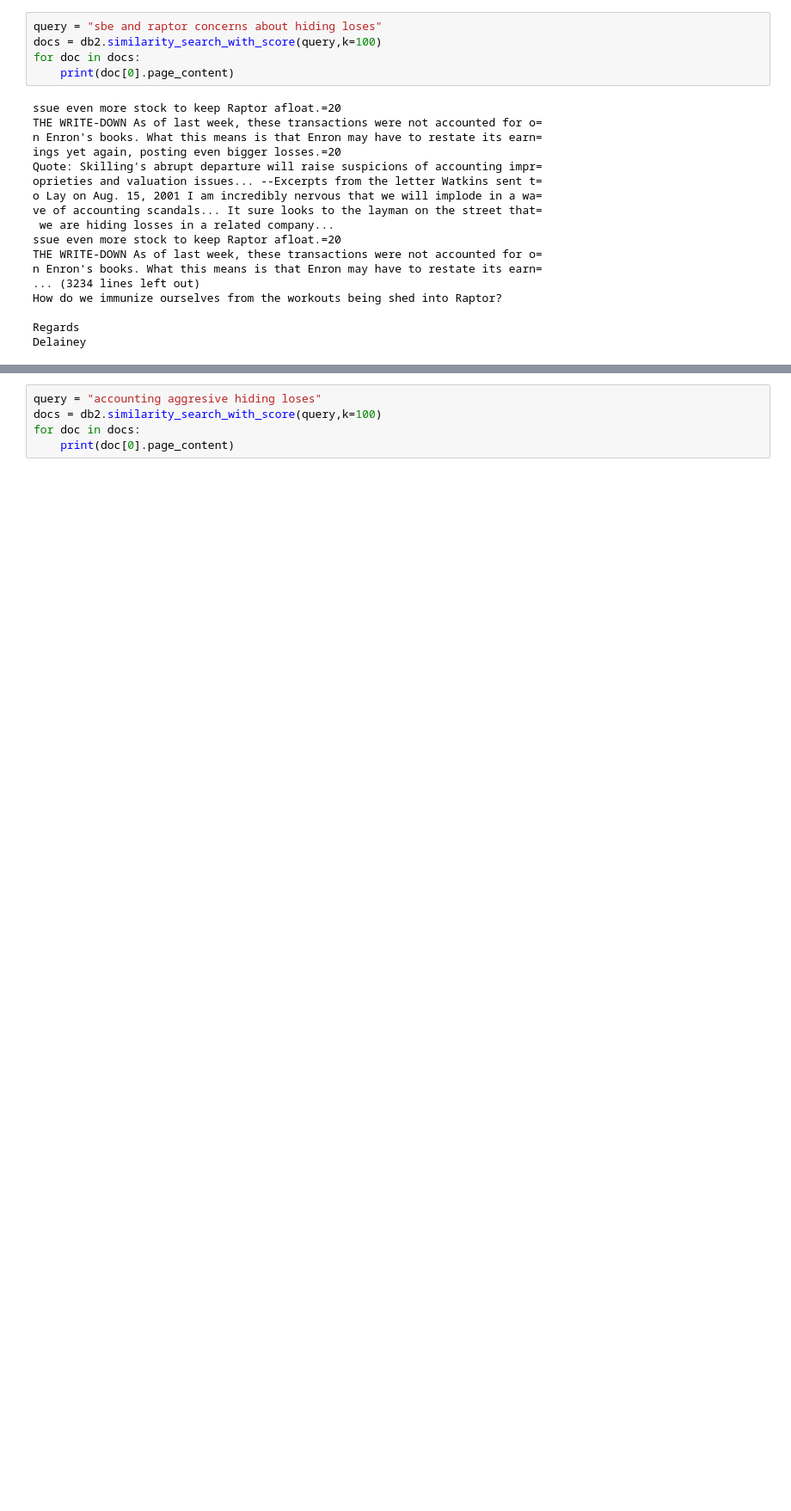
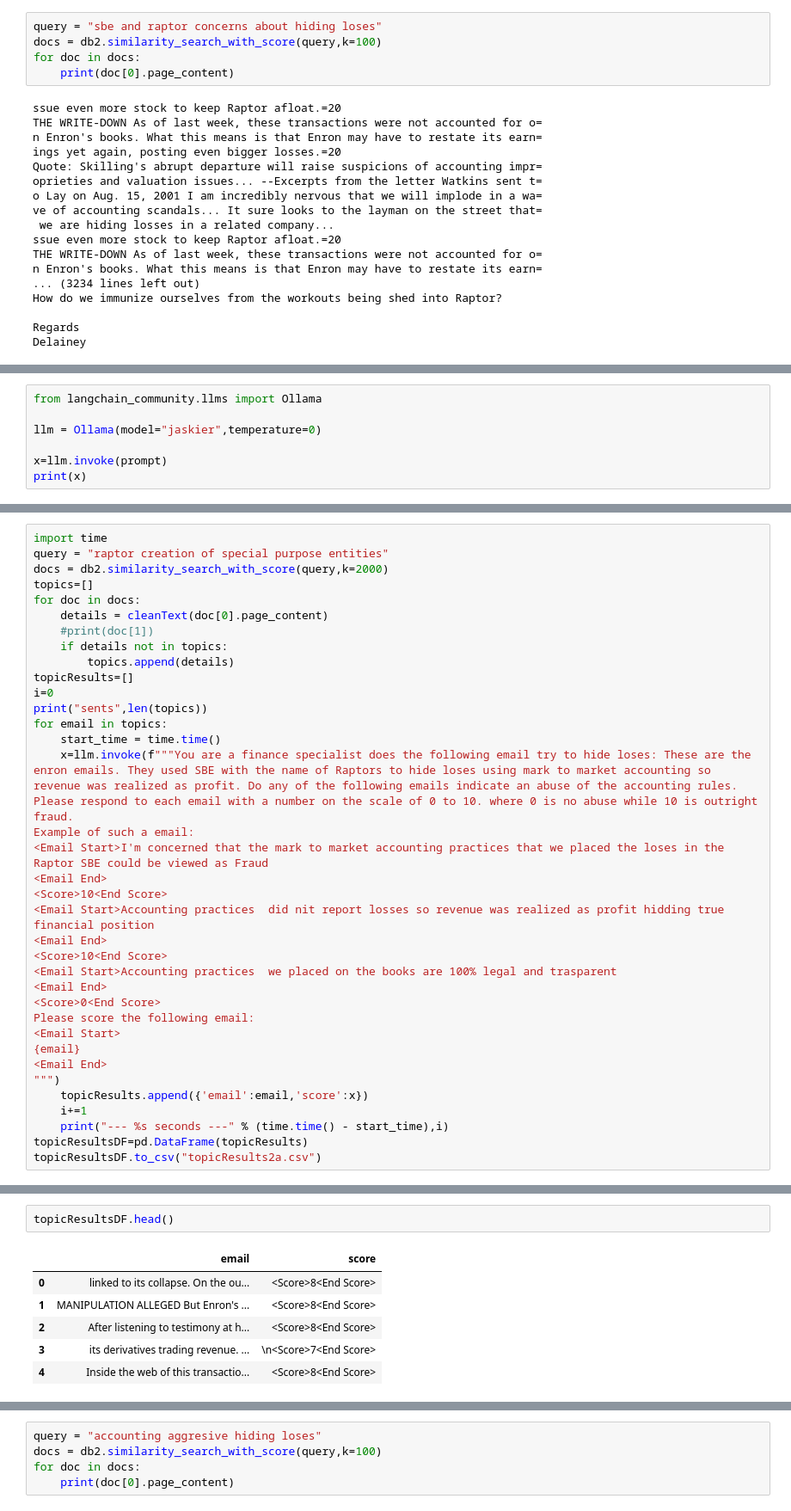
Before and after one commit to kariato/GTPracticum, a Jupyter notebook: EDA/cluster.ipynb, the cells around one changed output, grey strips where cells are left out. Shown at 86% size. Cells and saved outputs as stored; diff of their text form; blank space fills up the shorter version.

```diff
--- a/EDA/cluster.ipynb
+++ b/EDA/cluster.ipynb
@@ -121,0 +101,7 @@ Delainey
+# %%
+from langchain_community.llms import Ollama
+
+llm = Ollama(model="jaskier",temperature=0)
+
+x=llm.invoke(prompt)
+print(x)
@@ -121,0 +220,36 @@ Delainey
+# %%
+import time
+query = "raptor creation of special purpose entities"
+docs = db2.similarity_search_with_score(query,k=2000)
+topics=[]
+for doc in docs:
+    details = cleanText(doc[0].page_content)
+    #print(doc[1])
+    if details not in topics:
+        topics.append(details)
+topicResults=[]
+i=0
+print("sents",len(topics))
+for email in topics:
+    start_time = time.time()
+    x=llm.invoke(f"""You are a finance specialist does the following email try to hide loses: These are the enron emails. They used SBE with the name of Raptors to hide loses using mark to market accounting so revenue was realized as profit. Do any of the following emails indicate an abuse of the accounting rules. Please respond to each email with a number on the scale of 0 to 10. where 0 is no abuse while 10 is outright fraud.
+Example of such a email:
+<Email Start>I'm concerned that the mark to market accounting practices that we placed the loses in the Raptor SBE could be viewed as Fraud
+<Email End>
+<Score>10<End Score>
+<Email Start>Accounting practices  did nit report losses so revenue was realized as profit hidding true financial position
+<Email End>
+<Score>10<End Score>
+<Email Start>Accounting practices  we placed on the books are 100% legal and trasparent
+<Email End>
+<Score>0<End Score>
+Please score the following email:
+<Email Start>
+{email}
+<Email End>
+""")
+    topicResults.append({'email':email,'score':x})
+    i+=1
+    print("--- %s seconds ---" % (time.time() - start_time),i)
+topicResultsDF=pd.DataFrame(topicResults)
+topicResultsDF.to_csv("topicResults2a.csv")
@@ -121,0 +274,9 @@ Delainey
+# %%
+topicResultsDF.head()
+# %% [output]
+|  | email | score |
+| 0 | linked to its collapse. On the ou... | <Score>8<End Score> |
+| 1 | MANIPULATION ALLEGED But Enron's ... | <Score>8<End Score> |
+| 2 | After listening to testimony at h... | <Score>8<End Score> |
+| 3 | its derivatives trading revenue. ... | \n<Score>7<End Score> |
+| 4 | Inside the web of this transactio... | <Score>8<End Score> |
```
Also changed, not shown: parts of 16 cells of this notebook, 4 other files.
